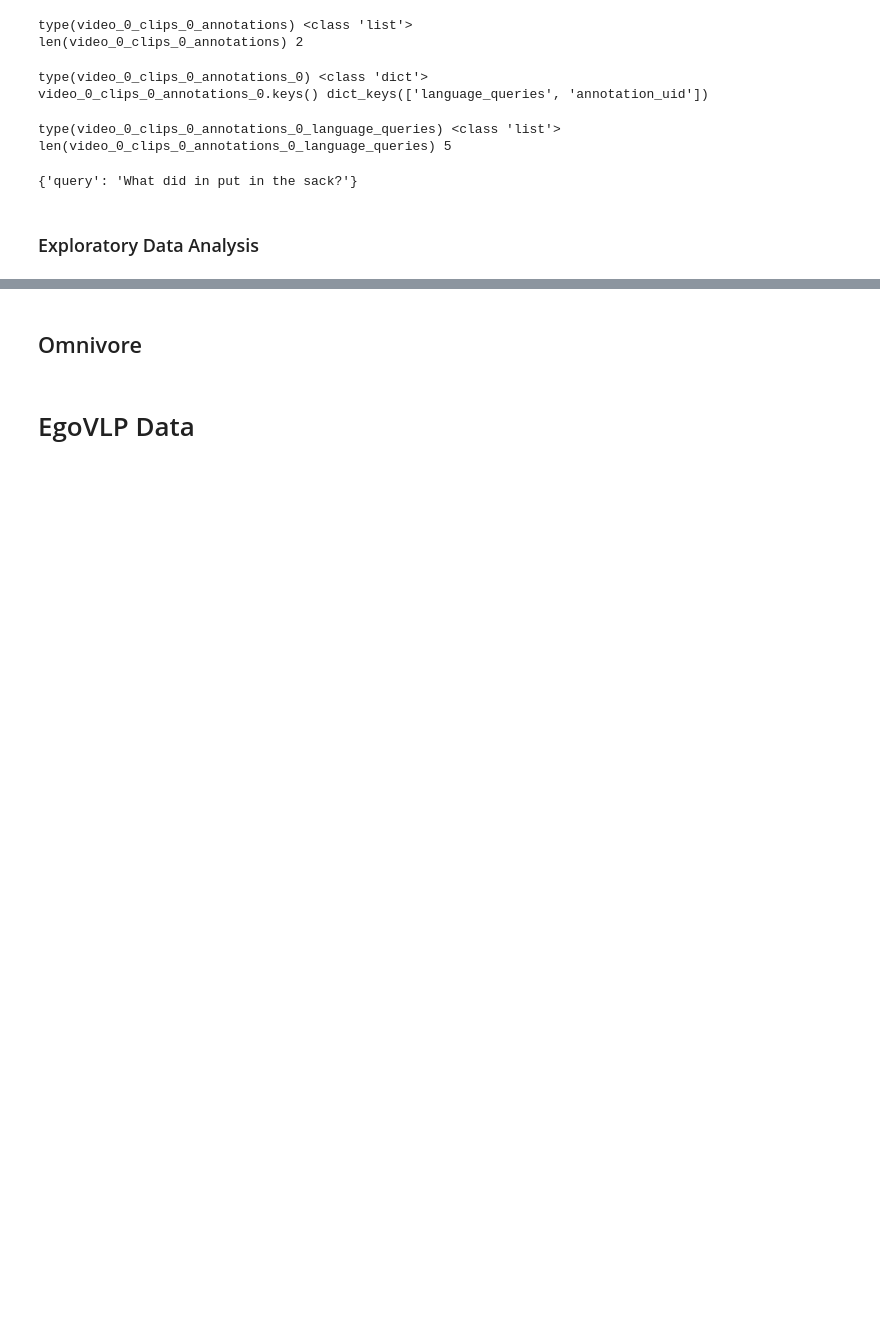
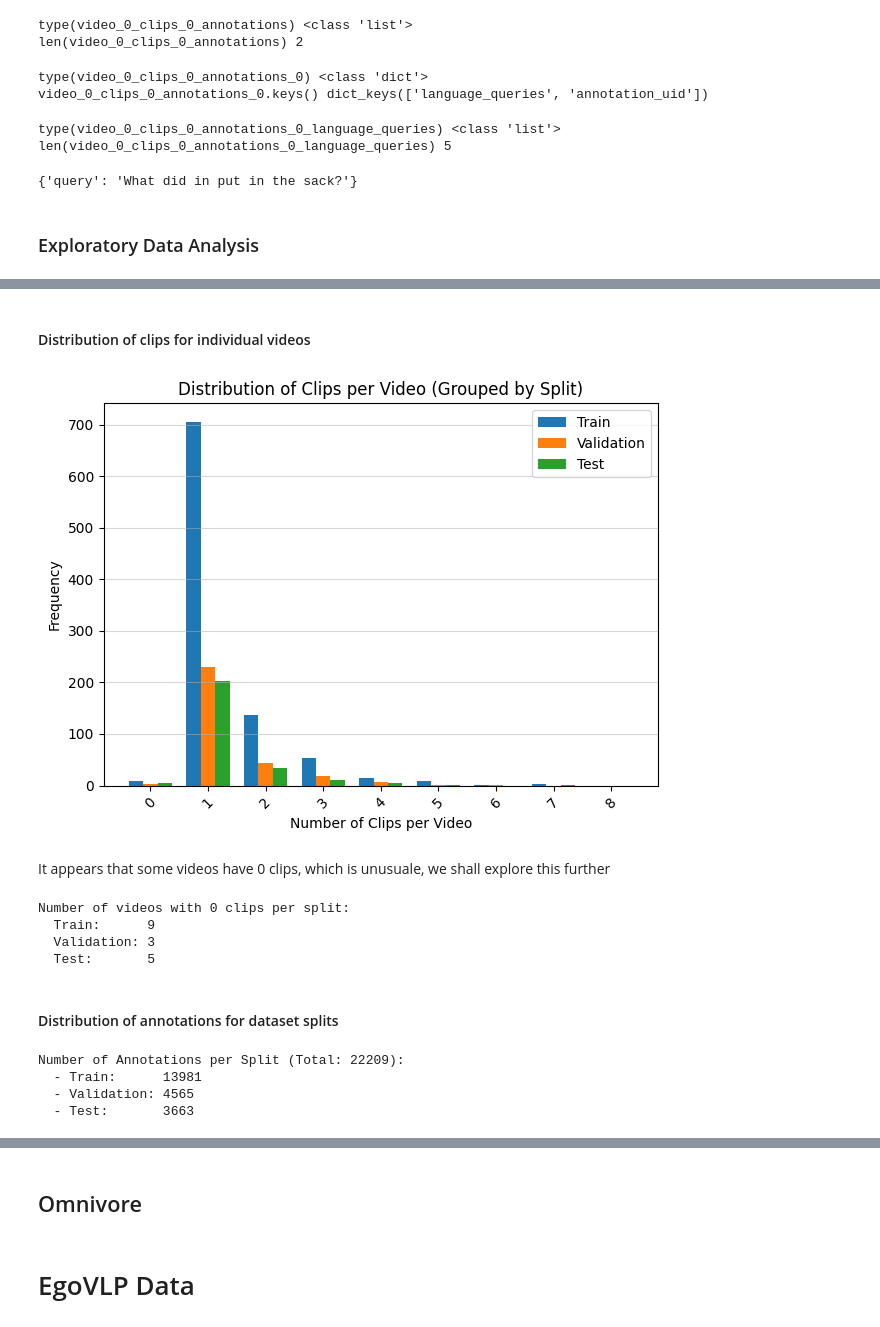
Before and after one commit to AndreaLolli2912/ARDA-VSLNet-FiLM-Enhanced-Knowledge-Distillation-for-Efficient-NLQ-Localization-in-Ego4D-Videos, a Jupyter notebook: notebooks/data_exploration.ipynb, the cells around one changed output, grey strips where cells are left out. Saved outputs shown, nothing was run; the diff lists cells and outputs as text; code cells hidden in the pictures; blank space fills up the shorter version.

```diff
--- a/notebooks/data_exploration.ipynb
+++ b/notebooks/data_exploration.ipynb
@@ -469,0 +543,47 @@ n_videos_test = nlq_annotations["test"]
+# %% [markdown]
+#### Distribution of clips for individual videos
+# %%
+n_clips_video_train = np.array([len(video["clips"]) for video in nlq_annotations_train["videos"]])
+n_clips_video_val = np.array([len(video["clips"]) for video in nlq_annotations_val["videos"]])
+n_clips_video_test = np.array([len(video["clips"]) for video in nlq_annotations_test["videos"]])
+
+
+all_clips = np.concatenate([n_clips_video_train, n_clips_video_val, n_clips_video_test])
+bins = np.arange(min(all_clips), max(all_clips) + 3)
+
+train_hist, _ = np.histogram(n_clips_video_train, bins=bins)
+val_hist, _ = np.histogram(n_clips_video_val, bins=bins)
+test_hist, _ = np.histogram(n_clips_video_test, bins=bins)
+
+bar_width = 0.25
+x = bins[:-1]
+x_indices = np.arange(len(x))
+
+plt.bar(x_indices - bar_width, train_hist, width=bar_width, label='Train')
+plt.bar(x_indices, val_hist, width=bar_width, label='Validation')
+plt.bar(x_indices + bar_width, test_hist, width=bar_width, label='Test')
+
+plt.xticks(x_indices, x, rotation=45)
+plt.xlabel("Number of Clips per Video")
+plt.ylabel("Frequency")
+plt.title("Distribution of Clips per Video (Grouped by Split)")
+plt.legend()
+plt.grid(axis="y", alpha=0.5)
+plt.tight_layout()
+plt.show()
+# %% [output]
+[figure, added]
+# %% [markdown]
+It appears that some videos have 0 clips, which is unusuale, we shall explore this further
+# %%
+print("Number of videos with 0 clips per split:")
+print(f"  Train:      {np.sum(n_clips_video_train == 0)}")
+print(f"  Validation: {np.sum(n_clips_video_val == 0)}")
+print(f"  Test:       {np.sum(n_clips_video_test == 0)}")
+# %% [output]
+Number of videos with 0 clips per split:
+  Train:      9
+  Validation: 3
+  Test:       5
+# %% [markdown]
+#### Distribution of annotations for dataset splits
@@ -469,0 +598,16 @@ n_videos_test = nlq_annotations["test"]
+# %%
+n_annotaions_train = get_annotations_count(nlq_annotations_train)
+n_annotaions_val = get_annotations_count(nlq_annotations_val)
+n_annotaions_test = get_annotations_count(nlq_annotations_test)
+
+tot_n_annotations = n_annotaions_train + n_annotaions_val + n_annotaions_test
+
+print(f"Number of Annotations per Split (Total: {tot_n_annotations}):")
+print(f"  - Train:      {n_annotaions_train}")
+print(f"  - Validation: {n_annotaions_val}")
+print(f"  - Test:       {n_annotaions_test}")
+# %% [output]
+Number of Annotations per Split (Total: 22209):
+  - Train:      13981
+  - Validation: 4565
+  - Test:       3663
```
Also changed, not shown: parts of 35 cells of this notebook.
